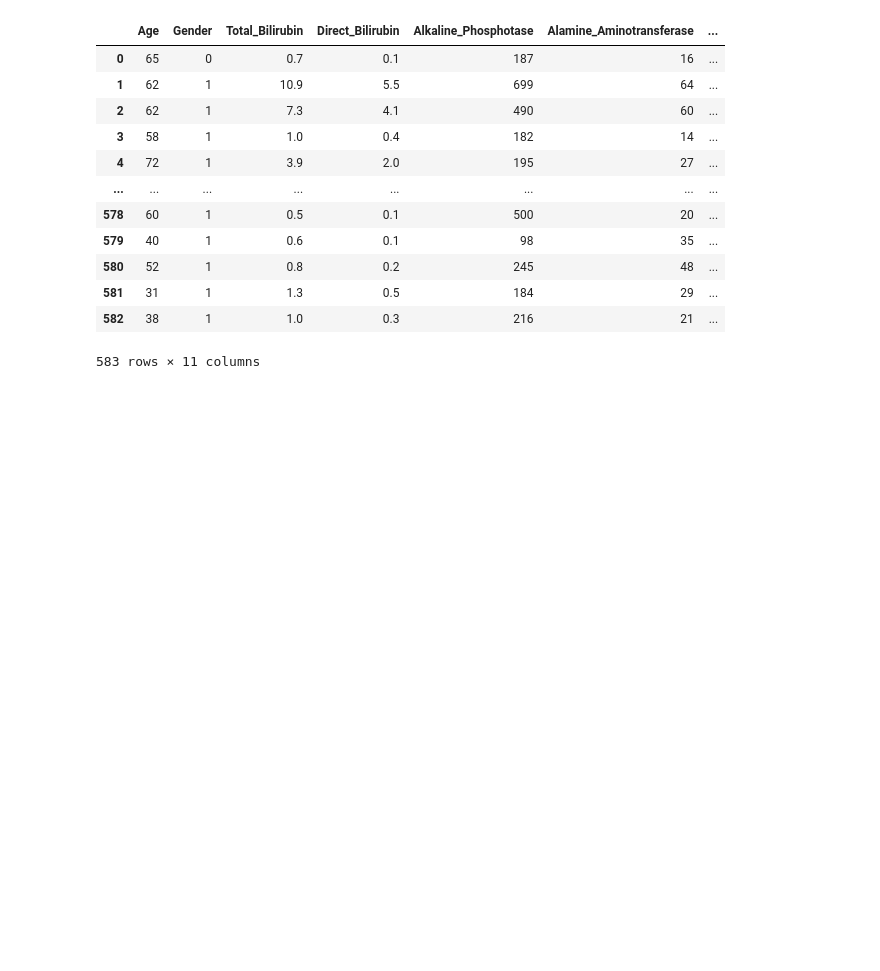
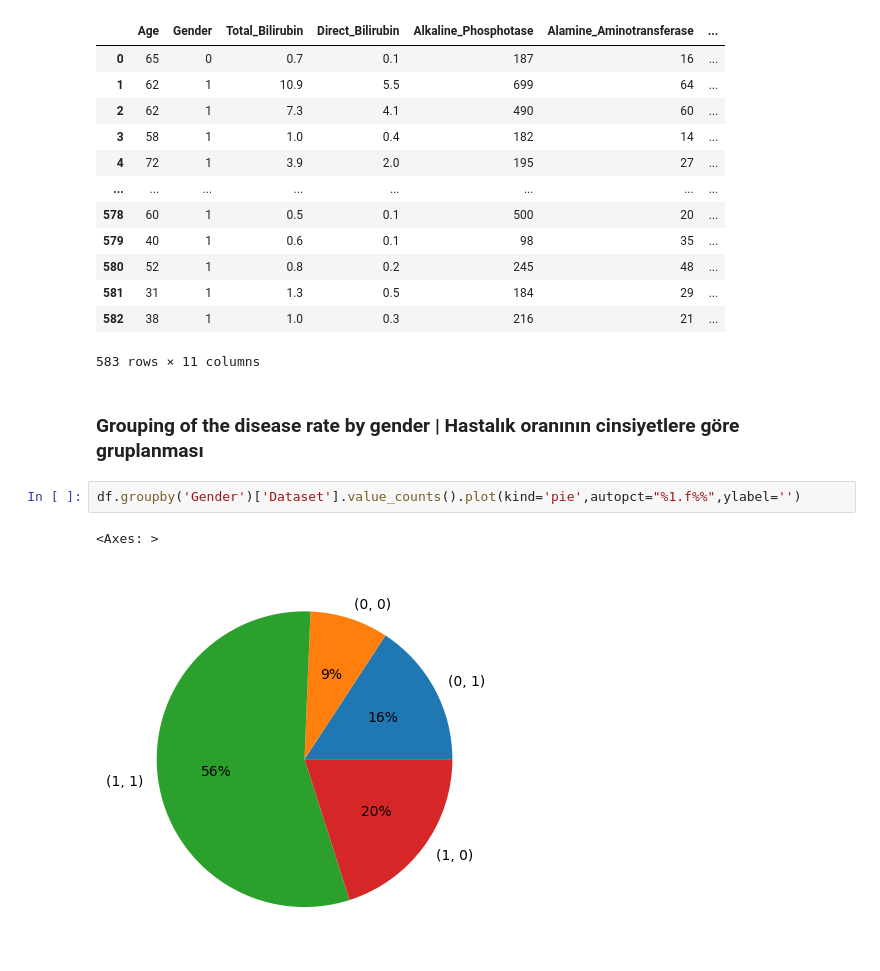
Before and after one commit to erginozahmetsafa/Indian-Liver-Patient, a Jupyter notebook: indian_liver_patient.ipynb, the cells around one changed output. Drawn from its saved outputs; the diff is of its cells as text; blank space fills up the shorter version.

Commit message:
Data visualization and analysis.

```diff
--- a/indian_liver_patient.ipynb
+++ b/indian_liver_patient.ipynb
@@ -119,3 +119,10 @@ df
 | 581 | 31 | 1 | 1.3 | 0.5 | 184 | 29 | ... |
 | 582 | 38 | 1 | 1.0 | 0.3 | 216 | 21 | ... |
 583 rows × 11 columns
+# %% [markdown]
+### Grouping of the disease rate by gender | Hastalık oranının cinsiyetlere göre gruplanması
+# %%
+df.groupby('Gender')['Dataset'].value_counts().plot(kind='pie',autopct="%1.f%%",ylabel='')
+# %% [output]
+<Axes: >
+[figure, added]
```
Also changed, not shown: parts of 6 cells of this notebook.
